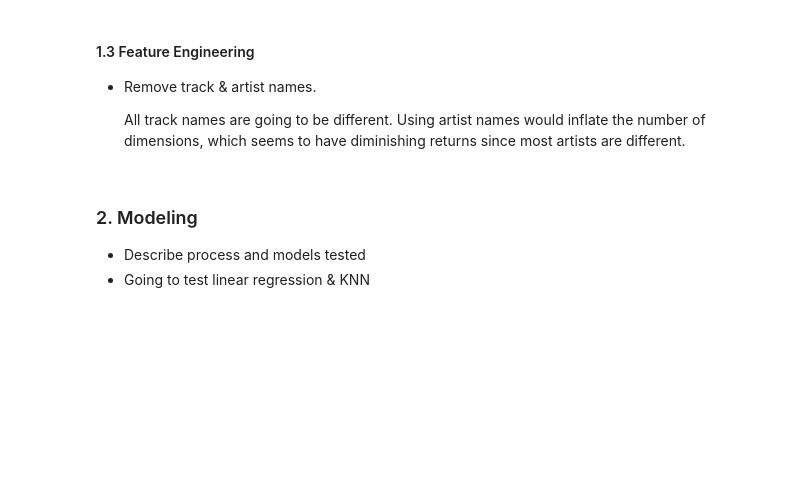
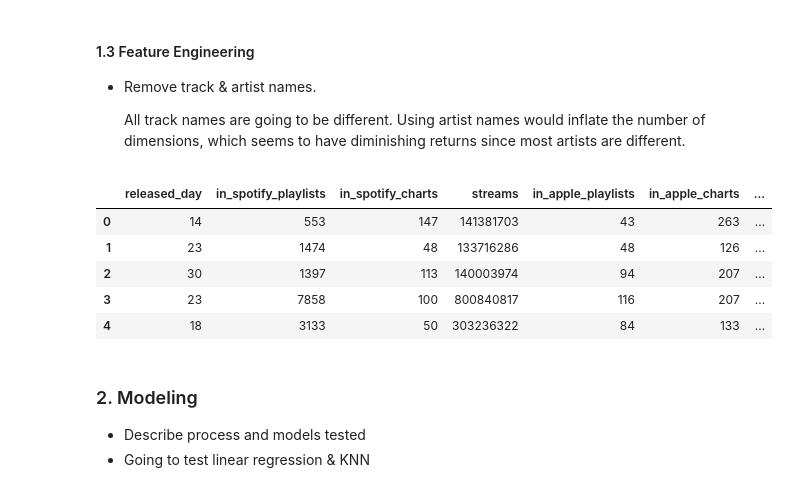
Before and after one commit to StealthAddict/spotify-ml-project, a Jupyter notebook: main.ipynb, the cells around one changed output. Saved outputs shown, nothing was run; the diff lists cells and outputs as text; code cells hidden in the pictures; blank space fills up the shorter version.

Commit message:
drop low correlated columns

```diff
--- a/main.ipynb
+++ b/main.ipynb
@@ -168,7 +168,18 @@ Name: in_spotify_charts, dtype: int64
     All track names are going to be different. Using artist names would inflate the number of dimensions, which seems to have diminishing returns since most artists are different.
 # %%
 # Remove artist names, track name
-data = data.drop(['track_name', 'artist(s)_name'], axis=1)
+data = data.drop(['track_name', 'artist(s)_name', 'artist_count', 'released_year', 'released_month',
+                 'in_shazam_charts', 'bpm', 'danceability_%', 'valence_%', 'energy_%', 'acousticness_%',
+                  'instrumentalness_%', 'liveness_%', 'speechiness_%', 'A', 'A#', 'B', 'C', 'C#', 'D', 'D#', 'E',
+                  'F', 'F#', 'G', 'G#', 'Minor'], axis=1)
+data.head()
+# %% [output]
+|  | released_day | in_spotify_playlists | in_spotify_charts | streams | in_apple_playlists | in_apple_charts | ... |
+| 0 | 14 | 553 | 147 | 141381703 | 43 | 263 | ... |
+| 1 | 23 | 1474 | 48 | 133716286 | 48 | 126 | ... |
+| 2 | 30 | 1397 | 113 | 140003974 | 94 | 207 | ... |
+| 3 | 23 | 7858 | 100 | 800840817 | 116 | 207 | ... |
+| 4 | 18 | 3133 | 50 | 303236322 | 84 | 133 | ... |
 # %% [markdown]
 ### 2. Modeling
 - Describe process and models tested
```
Also changed, not shown: parts of 5 cells of this notebook.
